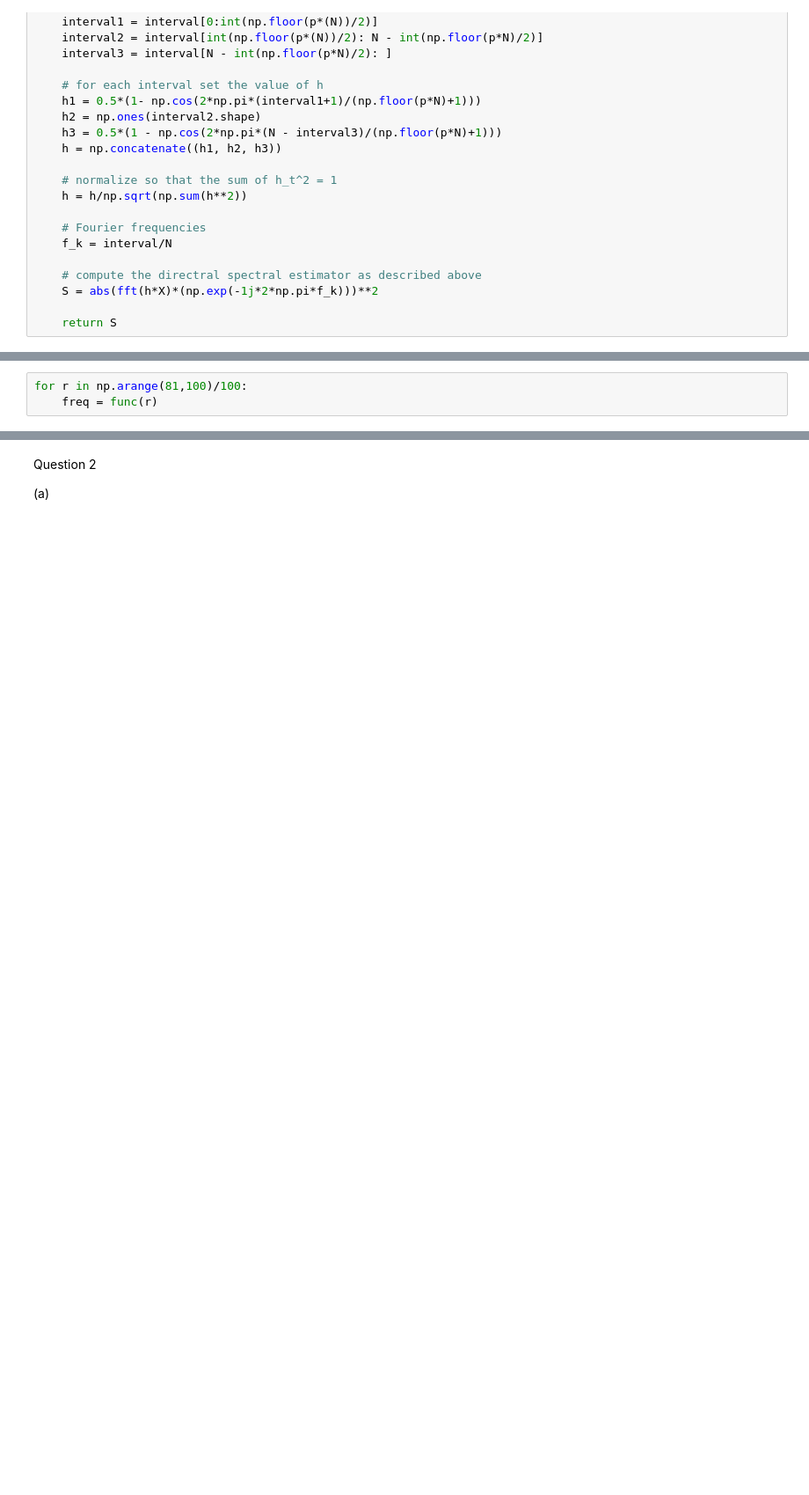
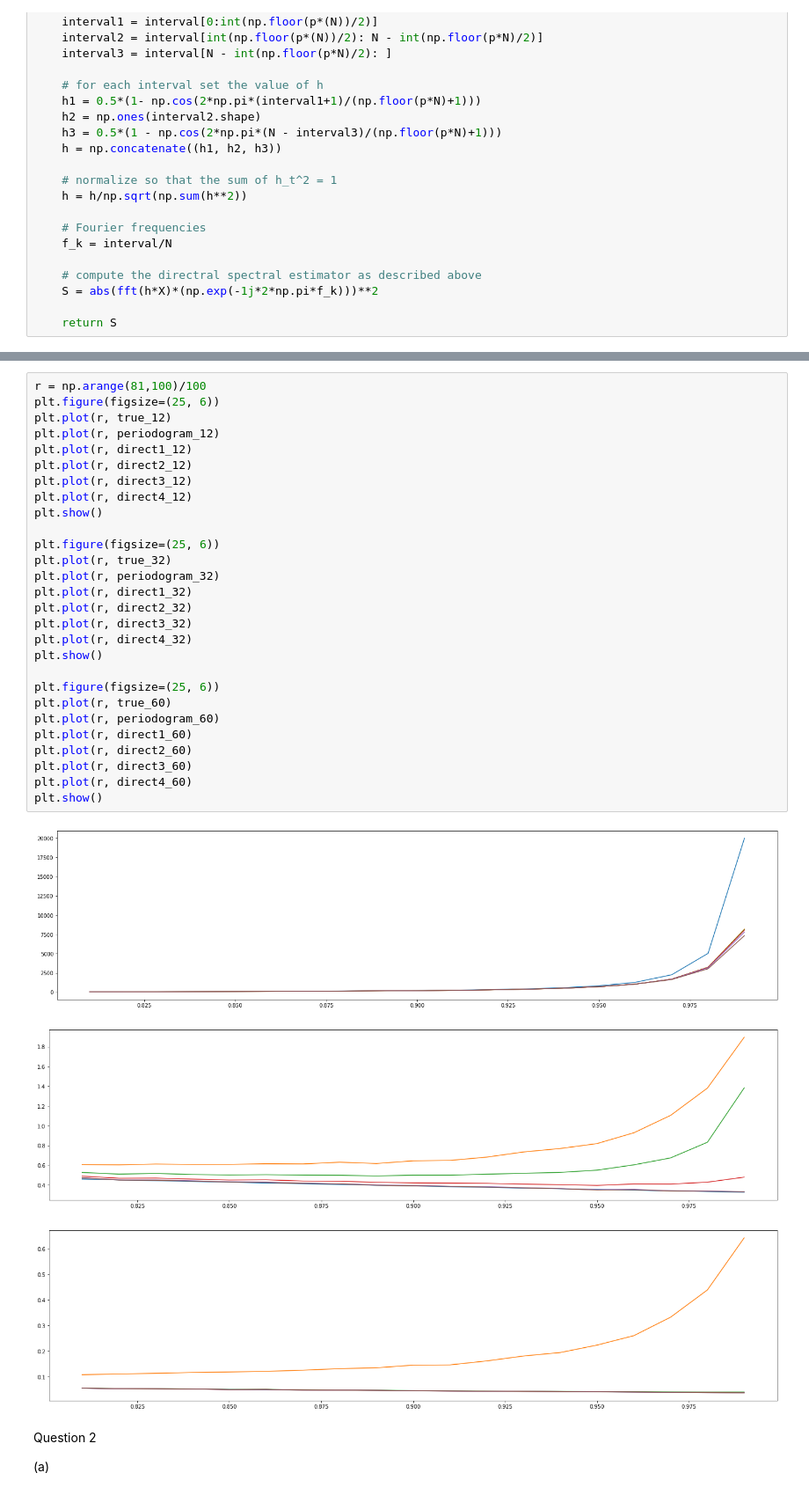
Before and after one commit to ivankirev13/Fitting-and-Forecasting-Autoregressive-Moving-Average-Processes, a Jupyter notebook: Time Series Analysis Coursework.ipynb, the cells around one changed output, grey strips where cells are left out. Shown: that part at 88% size. Saved outputs shown, nothing was run; the diff lists cells and outputs as text; blank space fills up the shorter version.

```diff
--- a/Time Series Analysis Coursework.ipynb
+++ b/Time Series Analysis Coursework.ipynb
@@ -292,3 +186,0 @@ for f in [12/128, 32/128, 60/128]:
-# %%
-for r in np.arange(81,100)/100:
-    freq = func(r)
@@ -295,3 +341,35 @@ for r in np.arange(81,100)/100:
+# %%
+r = np.arange(81,100)/100
+plt.figure(figsize=(25, 6))
+plt.plot(r, true_12)
+plt.plot(r, periodogram_12)
+plt.plot(r, direct1_12)
+plt.plot(r, direct2_12)
+plt.plot(r, direct3_12)
+plt.plot(r, direct4_12)
+plt.show()
+
+plt.figure(figsize=(25, 6))
+plt.plot(r, true_32)
+plt.plot(r, periodogram_32)
+plt.plot(r, direct1_32)
+plt.plot(r, direct2_32)
+plt.plot(r, direct3_32)
+plt.plot(r, direct4_32)
+plt.show()
+
+plt.figure(figsize=(25, 6))
+plt.plot(r, true_60)
+plt.plot(r, periodogram_60)
+plt.plot(r, direct1_60)
+plt.plot(r, direct2_60)
+plt.plot(r, direct3_60)
+plt.plot(r, direct4_60)
+plt.show()
+# %% [output]
+[figure, added]
+[figure, added]
+[figure, added]
 # %% [markdown]
 Question 2
 
```
Also changed, not shown: parts of 29 cells of this notebook.
